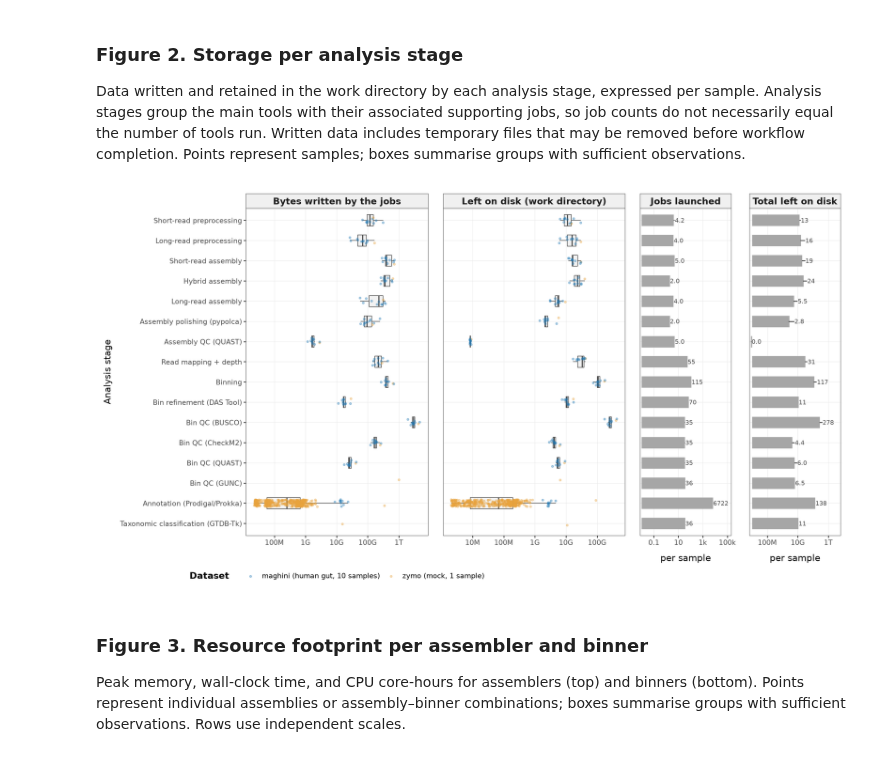
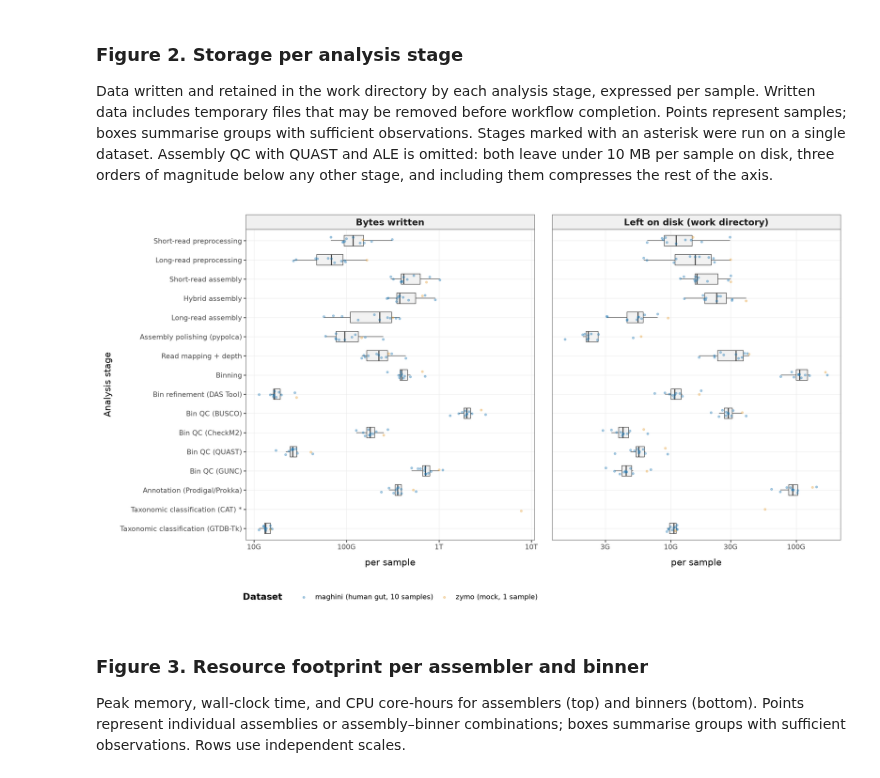
Before and after one commit to dialvarezs/nf-core-mag-benchmarks, a Jupyter notebook: notebooks/02_benchmarking_metrics.ipynb, the cells around one changed output. Saved outputs shown, nothing was run; the diff lists cells and outputs as text; code cells hidden in the pictures.

Commit message:
feat: update analysis

```diff
--- a/notebooks/02_benchmarking_metrics.ipynb
+++ b/notebooks/02_benchmarking_metrics.ipynb
@@ -25,11 +25,11 @@ fg.fig_stage_compute(frames["budget"], frames["trace"])
 # %% [markdown]
 ### Figure 2. Storage per analysis stage
 
-Data written and retained in the work directory by each analysis stage, expressed per sample. Analysis stages group the main tools with their associated supporting jobs, so job counts do not necessarily equal the number of tools run. Written data includes temporary files that may be removed before workflow completion. Points represent samples; boxes summarise groups with sufficient observations.
+Data written and retained in the work directory by each analysis stage, expressed per sample. Written data includes temporary files that may be removed before workflow completion. Points represent samples; boxes summarise groups with sufficient observations. Stages marked with an asterisk were run on a single dataset. Assembly QC with QUAST and ALE is omitted: both leave under 10 MB per sample on disk, three orders of magnitude below any other stage, and including them compresses the rest of the axis.
 # %%
-fg.fig_storage(frames["budget"], frames["storage"], frames["storage_budget"])
+fg.fig_storage(frames["storage"], frames["storage_budget"])
 # %% [output]
-[figure, old version]
+[figure, new version]
 # %% [markdown]
 ### Figure 3. Resource footprint per assembler and binner
 
```
Also changed, not shown: parts of 9 cells of this notebook, 6 other files.
